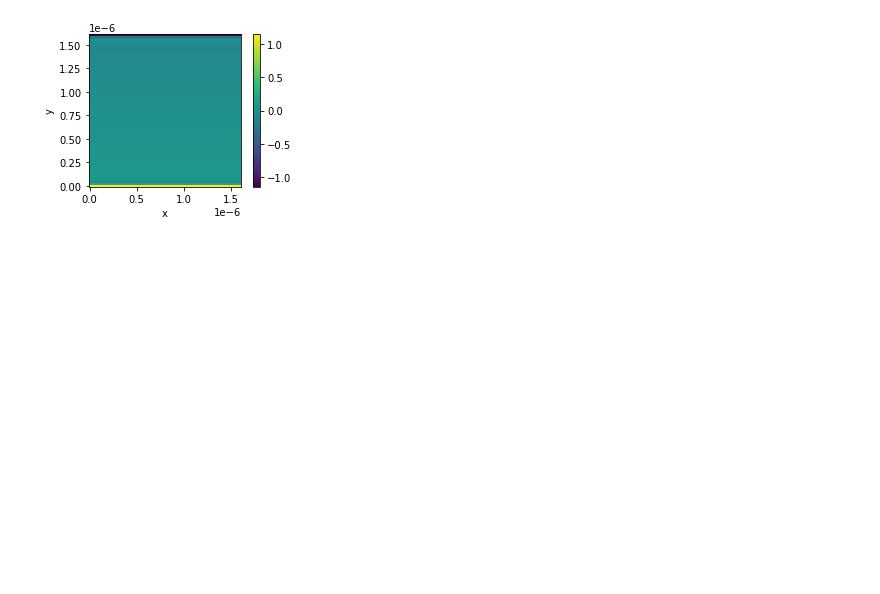
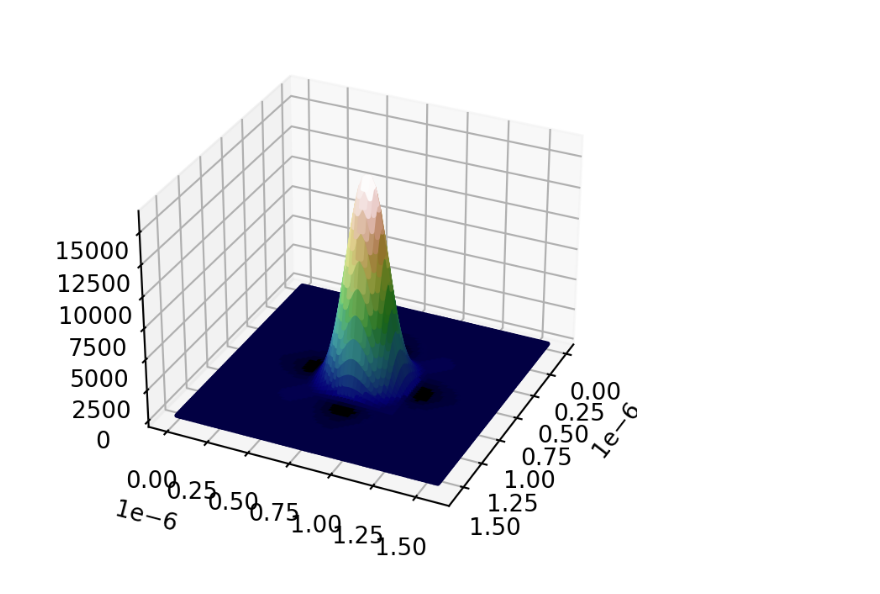
Before and after one commit to gonzalofq1/495-03, a Jupyter notebook: simulation.ipynb, the cells around one changed output. Cells and saved outputs as stored; diff of their text form; code cells hidden in the pictures; blank space fills up the shorter version.

```diff
--- a/simulation.ipynb
+++ b/simulation.ipynb
@@ -122,4 +140,17 @@ plot_2D_field(xm,ym,np.transpose(Hinitial-H))
-# %%
-plot_2D_field(xm,ym,np.transpose(RHO))
-# %% [output]
-[figure, removed]
+# %%
+from matplotlib import cbook, cm
+from matplotlib.colors import LightSource
+
+fig, ax = plt.subplots(subplot_kw=dict(projection='3d'))
+
+
+ls = LightSource(0, 45)
+rgb = ls.shade(Hr, cmap=cm.gist_earth, vert_exag=0.1, blend_mode='soft')
+surf = ax.plot_surface(xm, ym, RHOr, rstride=1, cstride=1, facecolors=rgb,
+                       linewidth=2, antialiased=True, shade=False)
+ax.view_init(30, 25)
+fig.set_dpi(200)
+plt.show()
+#membrane plot
+# %% [output]
+[figure, added]
```
Also changed, not shown: parts of 6 cells of this notebook, 2 other files.
